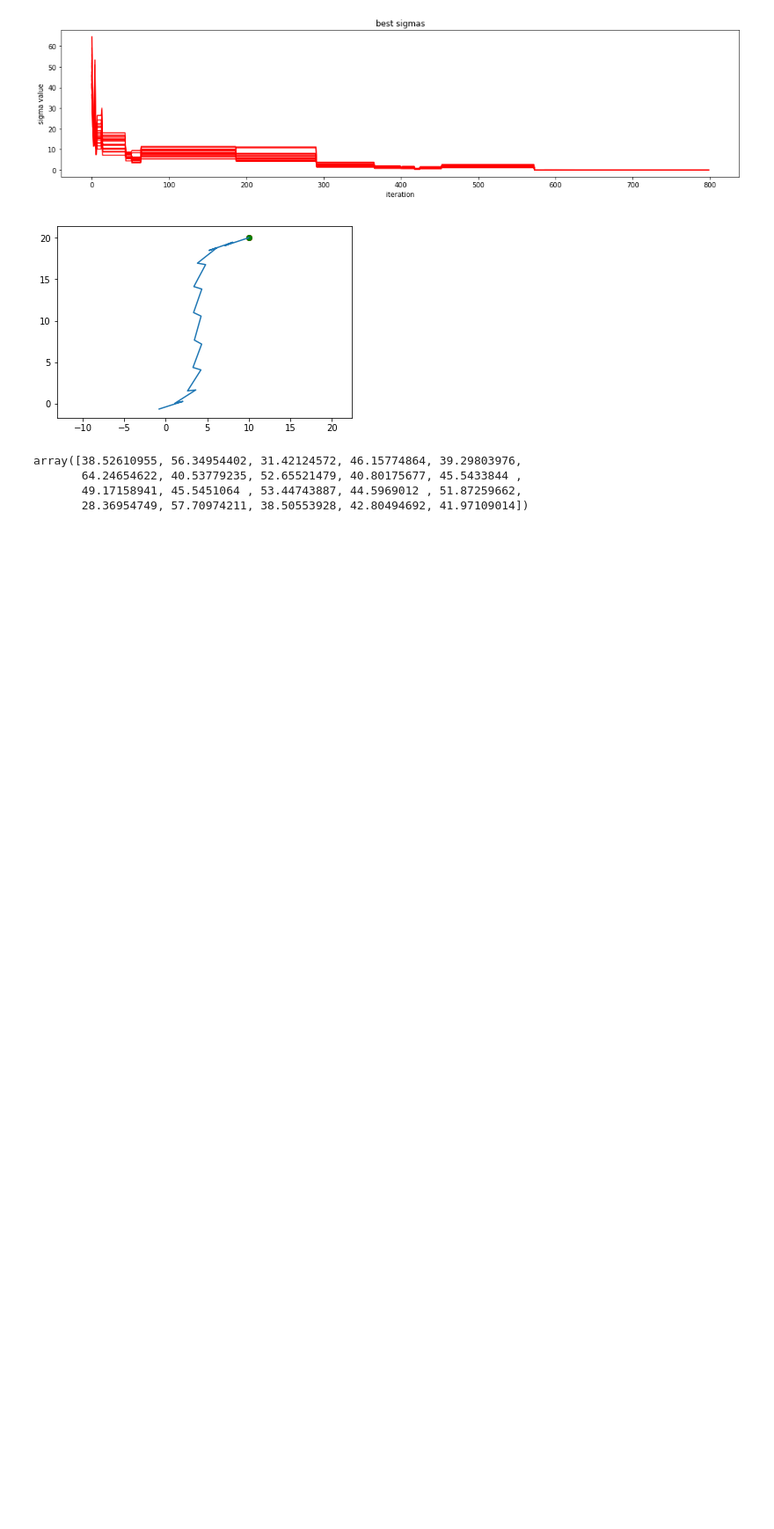
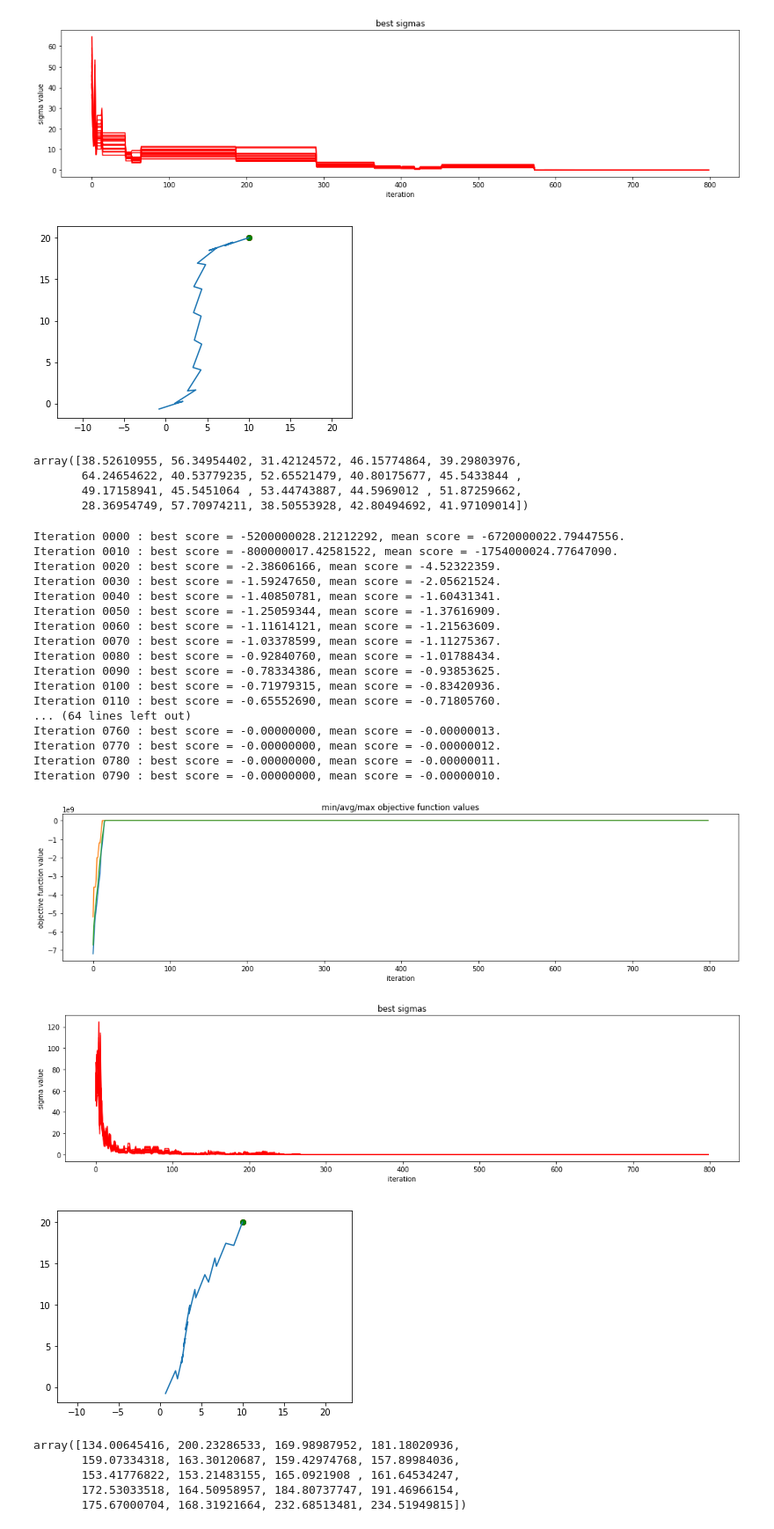
Before and after one commit to iCarrrot/Evol-algs, a Jupyter notebook: 4/z4.ipynb, the cells around one changed output. Shown: that part at 88% size. Drawn from its saved outputs; the diff is of its cells as text; code cells hidden in the pictures; blank space fills up the shorter version.

```diff
--- a/4/z4.ipynb
+++ b/4/z4.ipynb
@@ -82,3 +82,63 @@ array([38.52610955, 56.34954402, 31.42124572, 46.15774864, 39.29803976,
        64.24654622, 40.53779235, 52.65521479, 40.80175677, 45.5433844 ,
        49.17158941, 45.5451064 , 53.44743887, 44.5969012 , 51.87259662,
        28.36954749, 57.70974211, 38.50553928, 42.80494692, 41.97109014])
+# %%
+d = 20
+N = 200
+T = 800
+target = np.array([10,20])
+lengths = [1,3] * (d//2)
+ranges = np.array([[120, 240]]*d).T
+best_objective_value, best_chromosome, history_objective_values, history_best_chromosome, history_best_sigmas, diag = es(
+    objective_function, d, N, T, 2*N, 2, 50.0, 1/np.sqrt(2*d), 1/np.sqrt(2*np.sqrt(d)), 10,
+    cut=True,
+    target = target, lengths=lengths, ranges=ranges)
+
+plt.figure(figsize=(18, 4))
+plt.plot(history_objective_values[:, 0],)
+plt.plot(history_objective_values[:, 1],)
+plt.plot(history_objective_values[:, 2],)
+plt.xlabel('iteration')
+plt.ylabel('objective function value')
+plt.title('min/avg/max objective function values')
+plt.show()
+
+plt.figure(figsize=(18, 4))
+plt.plot(history_best_sigmas, 'r-')
+plt.xlabel('iteration')
+plt.ylabel('sigma value')
+plt.title('best sigmas')
+plt.show()
+x, y = diag['max_x'], diag['max_y']
+plt.plot(x, y)
+plt.scatter([x[-1]], [y[-1]], c='r')
+plt.scatter([target[0]], [target[1]], c='g')
+plt.axis('equal')
+plt.show()
+history_best_chromosome[-1,:]
+# %% [output]
+Iteration 0000 : best score = -5200000028.21212292, mean score = -6720000022.79447556.
+Iteration 0010 : best score = -800000017.42581522, mean score = -1754000024.77647090.
+Iteration 0020 : best score = -2.38606166, mean score = -4.52322359.
+Iteration 0030 : best score = -1.59247650, mean score = -2.05621524.
+Iteration 0040 : best score = -1.40850781, mean score = -1.60431341.
+Iteration 0050 : best score = -1.25059344, mean score = -1.37616909.
+Iteration 0060 : best score = -1.11614121, mean score = -1.21563609.
+Iteration 0070 : best score = -1.03378599, mean score = -1.11275367.
+Iteration 0080 : best score = -0.92840760, mean score = -1.01788434.
+Iteration 0090 : best score = -0.78334386, mean score = -0.93853625.
+Iteration 0100 : best score = -0.71979315, mean score = -0.83420936.
+Iteration 0110 : best score = -0.65552690, mean score = -0.71805760.
+... (64 lines left out)
+Iteration 0760 : best score = -0.00000000, mean score = -0.00000013.
+Iteration 0770 : best score = -0.00000000, mean score = -0.00000012.
+Iteration 0780 : best score = -0.00000000, mean score = -0.00000011.
+Iteration 0790 : best score = -0.00000000, mean score = -0.00000010.
+[figure, added]
+[figure, added]
+[figure, added]
+array([134.00645416, 200.23286533, 169.98987952, 181.18020936,
+       159.07334318, 163.30120687, 159.42974768, 157.89984036,
+       153.41776822, 153.21483155, 165.0921908 , 161.64534247,
+       172.53033518, 164.50958957, 184.80737747, 191.46966154,
+       175.67000704, 168.31921664, 232.68513481, 234.51949815])
```
Also changed, not shown: 1 other file.
